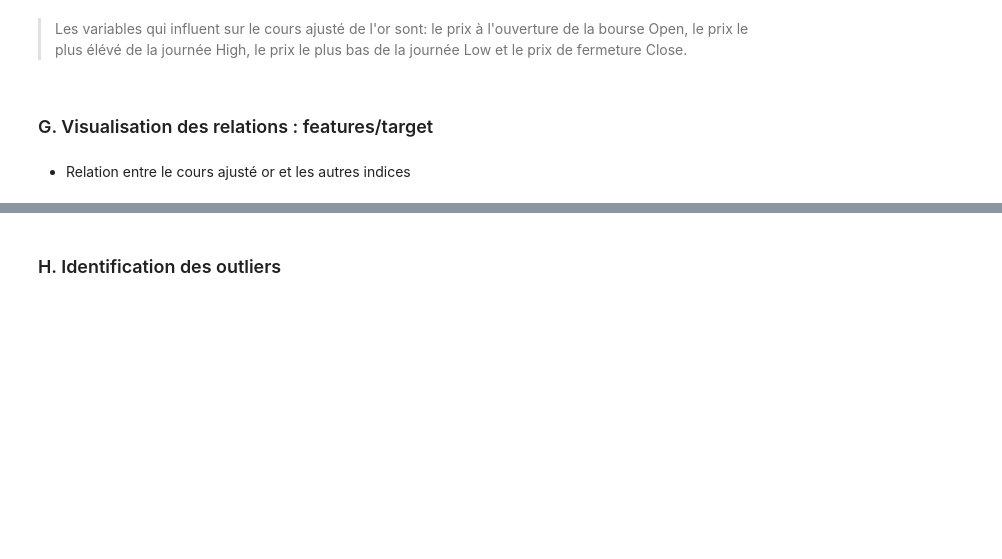
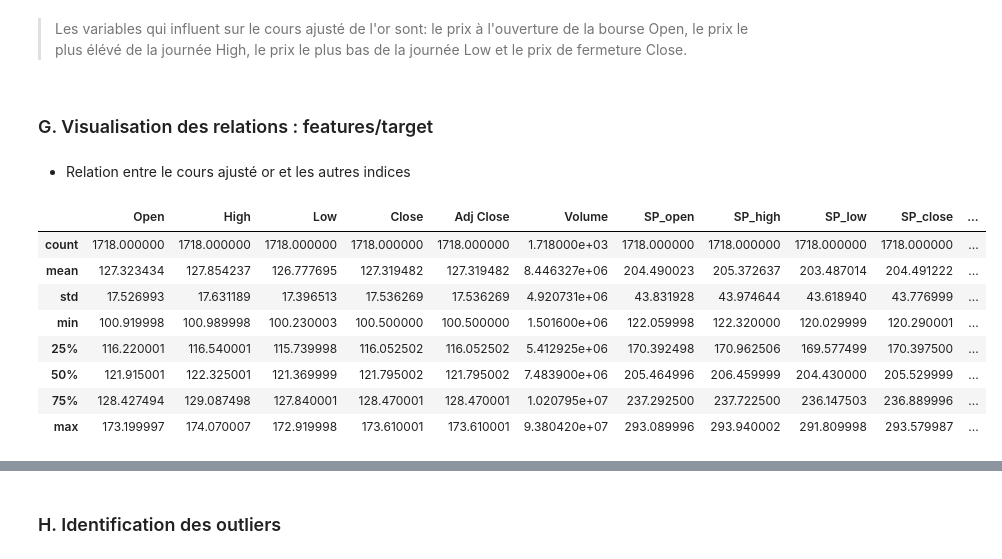
Before and after one commit to bkablam11/projet-simplon-co, a Jupyter notebook: projet-2/Predict-Gold-Price.ipynb, the cells around one changed output, grey strips where cells are left out. Saved outputs shown, nothing was run; the diff lists cells and outputs as text; code cells hidden in the pictures; blank space fills up the shorter version.

```diff
--- a/projet-2/Predict-Gold-Price.ipynb
+++ b/projet-2/Predict-Gold-Price.ipynb
@@ -312,3 +325,15 @@ sns.heatmap(df[['Open', 'High', 'Low', 'Close', 'Adj Close', 'Volume']].corr())
 ### G. Visualisation des relations : features/target
 # %% [markdown]
 * Relation entre le cours ajusté or et les autres indices
+# %%
+df.describe()
+# %% [output]
+|  | Open | High | Low | Close | Adj Close | Volume | SP_open | SP_high | SP_low | SP_close | ... |
+| count | 1718.000000 | 1718.000000 | 1718.000000 | 1718.000000 | 1718.000000 | 1.718000e+03 | 1718.000000 | 1718.000000 | 1718.000000 | 1718.000000 | ... |
+| mean | 127.323434 | 127.854237 | 126.777695 | 127.319482 | 127.319482 | 8.446327e+06 | 204.490023 | 205.372637 | 203.487014 | 204.491222 | ... |
+| std | 17.526993 | 17.631189 | 17.396513 | 17.536269 | 17.536269 | 4.920731e+06 | 43.831928 | 43.974644 | 43.618940 | 43.776999 | ... |
+| min | 100.919998 | 100.989998 | 100.230003 | 100.500000 | 100.500000 | 1.501600e+06 | 122.059998 | 122.320000 | 120.029999 | 120.290001 | ... |
+| 25% | 116.220001 | 116.540001 | 115.739998 | 116.052502 | 116.052502 | 5.412925e+06 | 170.392498 | 170.962506 | 169.577499 | 170.397500 | ... |
+| 50% | 121.915001 | 122.325001 | 121.369999 | 121.795002 | 121.795002 | 7.483900e+06 | 205.464996 | 206.459999 | 204.430000 | 205.529999 | ... |
+| 75% | 128.427494 | 129.087498 | 127.840001 | 128.470001 | 128.470001 | 1.020795e+07 | 237.292500 | 237.722500 | 236.147503 | 236.889996 | ... |
+| max | 173.199997 | 174.070007 | 172.919998 | 173.610001 | 173.610001 | 9.380420e+07 | 293.089996 | 293.940002 | 291.809998 | 293.579987 | ... |
```
Also changed, not shown: parts of 16 cells of this notebook.
